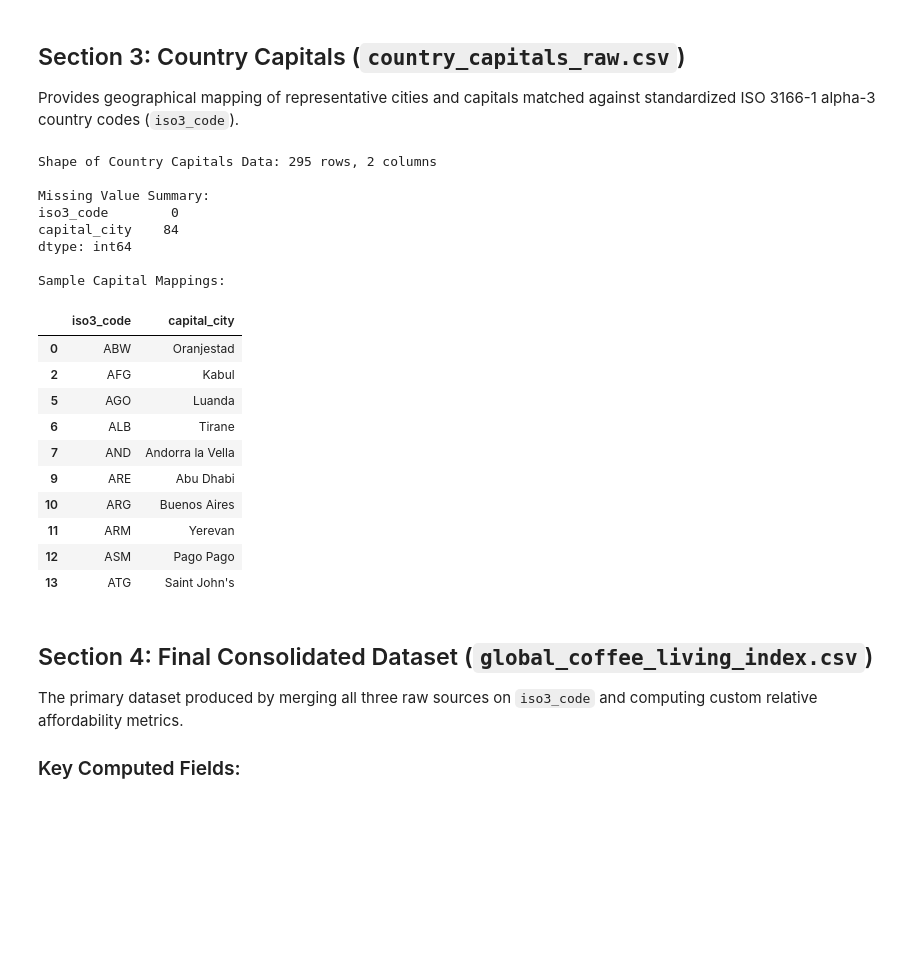
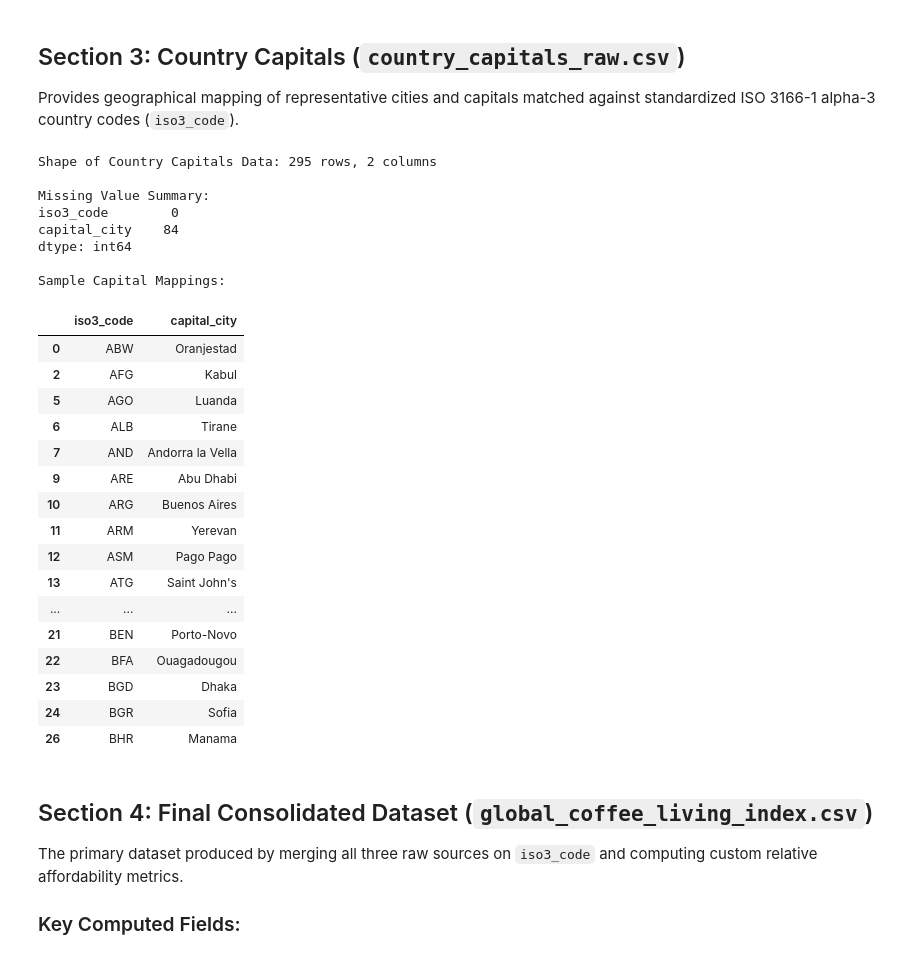
Before and after one commit to rahman41i/global-coffee-living-index, a Jupyter notebook: global-coffee-and-living-index.ipynb, the cells around one changed output. Drawn from its saved outputs; the diff is of its cells as text; code cells hidden in the pictures; blank space fills up the shorter version.

```diff
--- a/global-coffee-and-living-index.ipynb
+++ b/global-coffee-and-living-index.ipynb
@@ -155,32 +161,38 @@ Provides geographical mapping of representative cities and capitals matched agai
 # %%
 capitals_df = pd.read_csv(data_files['country_capitals_raw.csv'])
 
 print(f"Shape of Country Capitals Data: {capitals_df.shape[0]} rows, {capitals_df.shape[1]} columns\n")
 print("Missing Value Summary:")
 print(capitals_df.isnull().sum())
 
 print("\nSample Capital Mappings:")
-display(capitals_df.dropna().head(10))
+display(capitals_df.dropna().head(20))
 # %% [output]
 Shape of Country Capitals Data: 295 rows, 2 columns
 
 Missing Value Summary:
 iso3_code        0
 capital_city    84
 dtype: int64
 
 Sample Capital Mappings:
 |  | iso3_code | capital_city |
 | 0 | ABW | Oranjestad |
 | 2 | AFG | Kabul |
 | 5 | AGO | Luanda |
 | 6 | ALB | Tirane |
 | 7 | AND | Andorra la Vella |
 | 9 | ARE | Abu Dhabi |
 | 10 | ARG | Buenos Aires |
 | 11 | ARM | Yerevan |
 | 12 | ASM | Pago Pago |
 | 13 | ATG | Saint John's |
+| ... | ... | ... |
+| 21 | BEN | Porto-Novo |
+| 22 | BFA | Ouagadougou |
+| 23 | BGD | Dhaka |
+| 24 | BGR | Sofia |
+| 26 | BHR | Manama |
 # %% [markdown]
 ## Section 4: Final Consolidated Dataset (`global_coffee_living_index.csv`)
 
```
Also changed, not shown: parts of 2 cells of this notebook.
